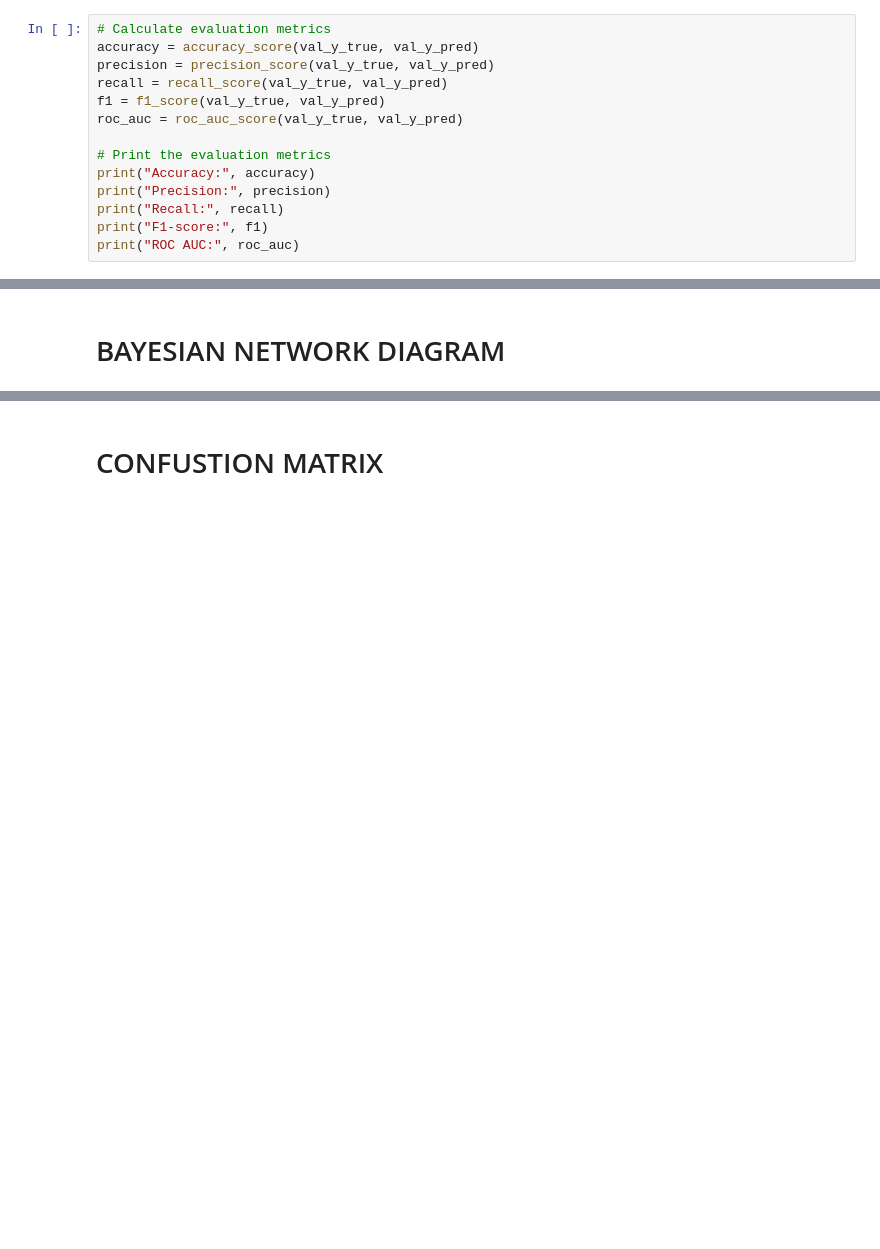
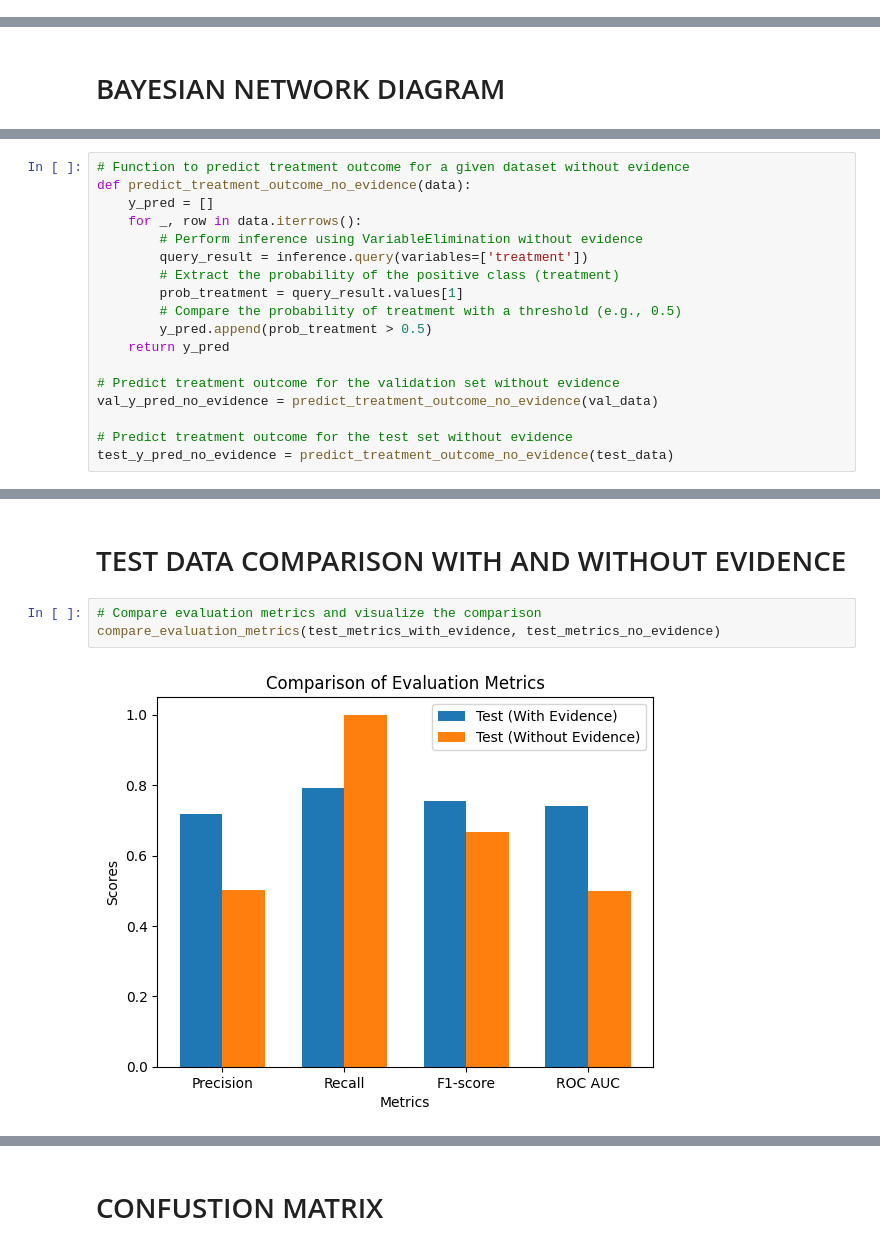
Before and after one commit to AltaafAlly/Probabilistic-Graphical-Model-Using-Bayesian-Networks, a Jupyter notebook: Assignment.ipynb, the cells around one changed output, grey strips where cells are left out. Cells and saved outputs as stored; diff of their text form; blank space fills up the shorter version.

```diff
--- a/Assignment.ipynb
+++ b/Assignment.ipynb
@@ -170,14 +148,0 @@ test_y_true = test_data['treatment']
-# %%
-# Calculate evaluation metrics
-accuracy = accuracy_score(val_y_true, val_y_pred)
-precision = precision_score(val_y_true, val_y_pred)
-recall = recall_score(val_y_true, val_y_pred)
-f1 = f1_score(val_y_true, val_y_pred)
-roc_auc = roc_auc_score(val_y_true, val_y_pred)
-
-# Print the evaluation metrics
-print("Accuracy:", accuracy)
-print("Precision:", precision)
-print("Recall:", recall)
-print("F1-score:", f1)
-print("ROC AUC:", roc_auc)
@@ -202,0 +195,18 @@ plt.show()
+# %%
+# Function to predict treatment outcome for a given dataset without evidence
+def predict_treatment_outcome_no_evidence(data):
+    y_pred = []
+    for _, row in data.iterrows():
+        # Perform inference using VariableElimination without evidence
+        query_result = inference.query(variables=['treatment'])
+        # Extract the probability of the positive class (treatment)
+        prob_treatment = query_result.values[1]
+        # Compare the probability of treatment with a threshold (e.g., 0.5)
+        y_pred.append(prob_treatment > 0.5)
+    return y_pred
+
+# Predict treatment outcome for the validation set without evidence
+val_y_pred_no_evidence = predict_treatment_outcome_no_evidence(val_data)
+
+# Predict treatment outcome for the test set without evidence
+test_y_pred_no_evidence = predict_treatment_outcome_no_evidence(test_data)
@@ -202,0 +340,7 @@ plt.show()
+# %% [markdown]
+# TEST DATA COMPARISON WITH AND WITHOUT EVIDENCE
+# %%
+# Compare evaluation metrics and visualize the comparison
+compare_evaluation_metrics(test_metrics_with_evidence, test_metrics_no_evidence)
+# %% [output]
+[figure, added]
```
Also changed, not shown: parts of 26 cells of this notebook.
